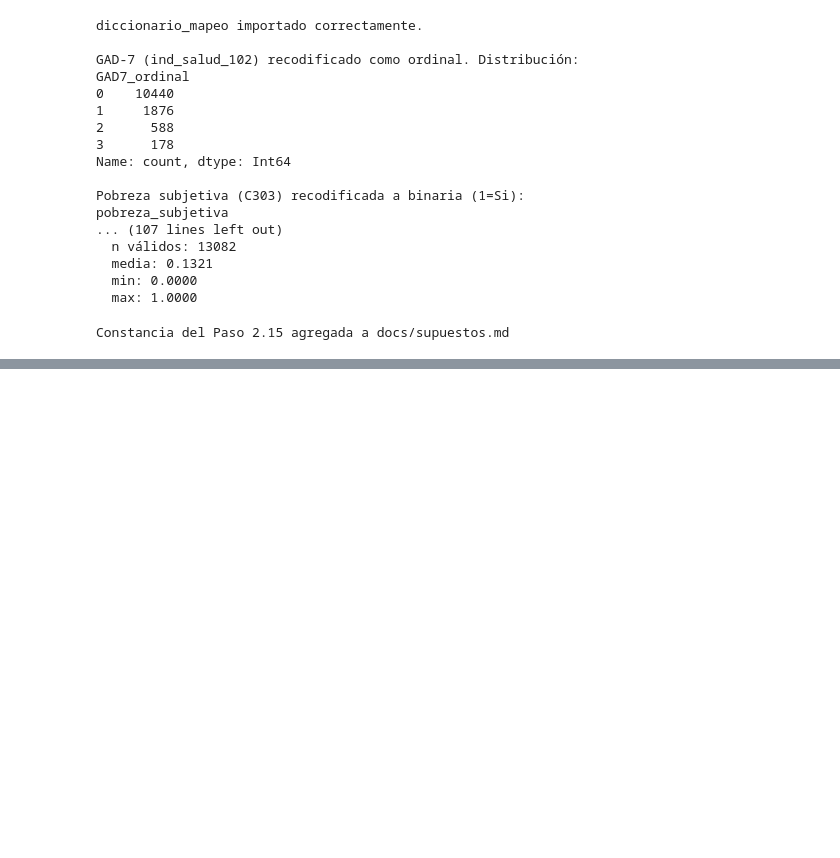
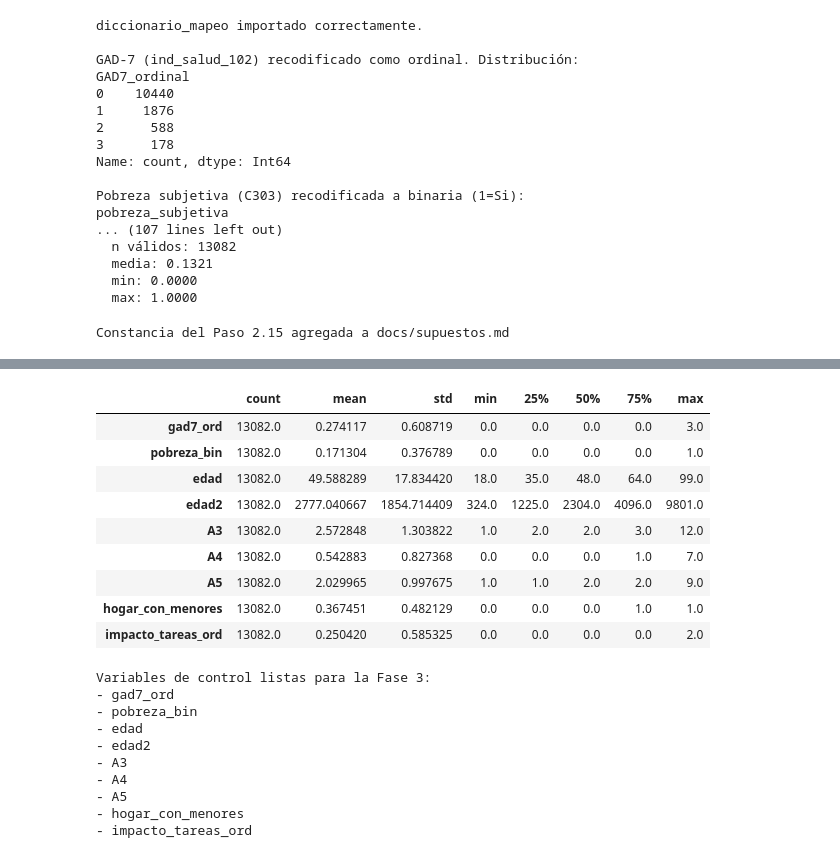
Before and after one commit to AnaTuPatrona/DataJamDistrital_Bogota2026, a Jupyter notebook: scripts/notebooks/02_indices.ipynb, the cells around one changed output, grey strips where cells are left out. Drawn from its saved outputs; the diff is of its cells as text; code cells hidden in the pictures; blank space fills up the shorter version.

Commit message:
fase 3 completa

```diff
--- a/scripts/notebooks/02_indices.ipynb
+++ b/scripts/notebooks/02_indices.ipynb
@@ -1999,0 +2142,17 @@ Constancia del Paso 2.15 agregada a docs/supuestos.md
+# %%
+df["edad"] = pd.to_numeric(df["A6x3"], errors="coerce")
+
+assert df["edad"].notna().sum() == len(df), (
+    "A6x3 contiene valores no numéricos o nulos."
+)
+assert df["edad"].between(18, 99).all(), (
+    "Se encontraron edades fuera del rango esperado 18–99."
+)
+
+df["edad2"] = df["edad"] ** 2
+
+display(df["edad"].describe().to_frame("Edad"))
+print(
+    f"Rango observado: {df['edad'].min():.0f}–{df['edad'].max():.0f} años"
+)
+print(f"Media: {df['edad'].mean():.2f} años")
@@ -1999,0 +2237,44 @@ Constancia del Paso 2.15 agregada a docs/supuestos.md
+# %%
+variables_numericas_control = [
+    "gad7_ord",
+    "pobreza_bin",
+    "edad",
+    "edad2",
+    "A3",
+    "A4",
+    "A5",
+    "hogar_con_menores",
+    "impacto_tareas_ord",
+]
+
+# Asegurar que hogar_con_menores existe (por si la celda anterior no se ejecutó)
+if "hogar_con_menores" not in df.columns:
+    df["hogar_con_menores"] = (df["A4"] > 0).astype(int)
+
+resumen = df[variables_numericas_control].describe().T
+display(resumen)
+
+print("Variables de control listas para la Fase 3:")
+for v in variables_numericas_control:
+    print(f"- {v}")
+# %% [output]
+|  | count | mean | std | min | 25% | 50% | 75% | max |
+| gad7_ord | 13082.0 | 0.274117 | 0.608719 | 0.0 | 0.0 | 0.0 | 0.0 | 3.0 |
+| pobreza_bin | 13082.0 | 0.171304 | 0.376789 | 0.0 | 0.0 | 0.0 | 0.0 | 1.0 |
+| edad | 13082.0 | 49.588289 | 17.834420 | 18.0 | 35.0 | 48.0 | 64.0 | 99.0 |
+| edad2 | 13082.0 | 2777.040667 | 1854.714409 | 324.0 | 1225.0 | 2304.0 | 4096.0 | 9801.0 |
+| A3 | 13082.0 | 2.572848 | 1.303822 | 1.0 | 2.0 | 2.0 | 3.0 | 12.0 |
+| A4 | 13082.0 | 0.542883 | 0.827368 | 0.0 | 0.0 | 0.0 | 1.0 | 7.0 |
+| A5 | 13082.0 | 2.029965 | 0.997675 | 1.0 | 1.0 | 2.0 | 2.0 | 9.0 |
+| hogar_con_menores | 13082.0 | 0.367451 | 0.482129 | 0.0 | 0.0 | 0.0 | 1.0 | 1.0 |
+| impacto_tareas_ord | 13082.0 | 0.250420 | 0.585325 | 0.0 | 0.0 | 0.0 | 0.0 | 2.0 |
+Variables de control listas para la Fase 3:
+- gad7_ord
+- pobreza_bin
+- edad
+- edad2
+- A3
+- A4
+- A5
+- hogar_con_menores
+- impacto_tareas_ord
```
Also changed, not shown: parts of 11 cells of this notebook, 10 other files.
